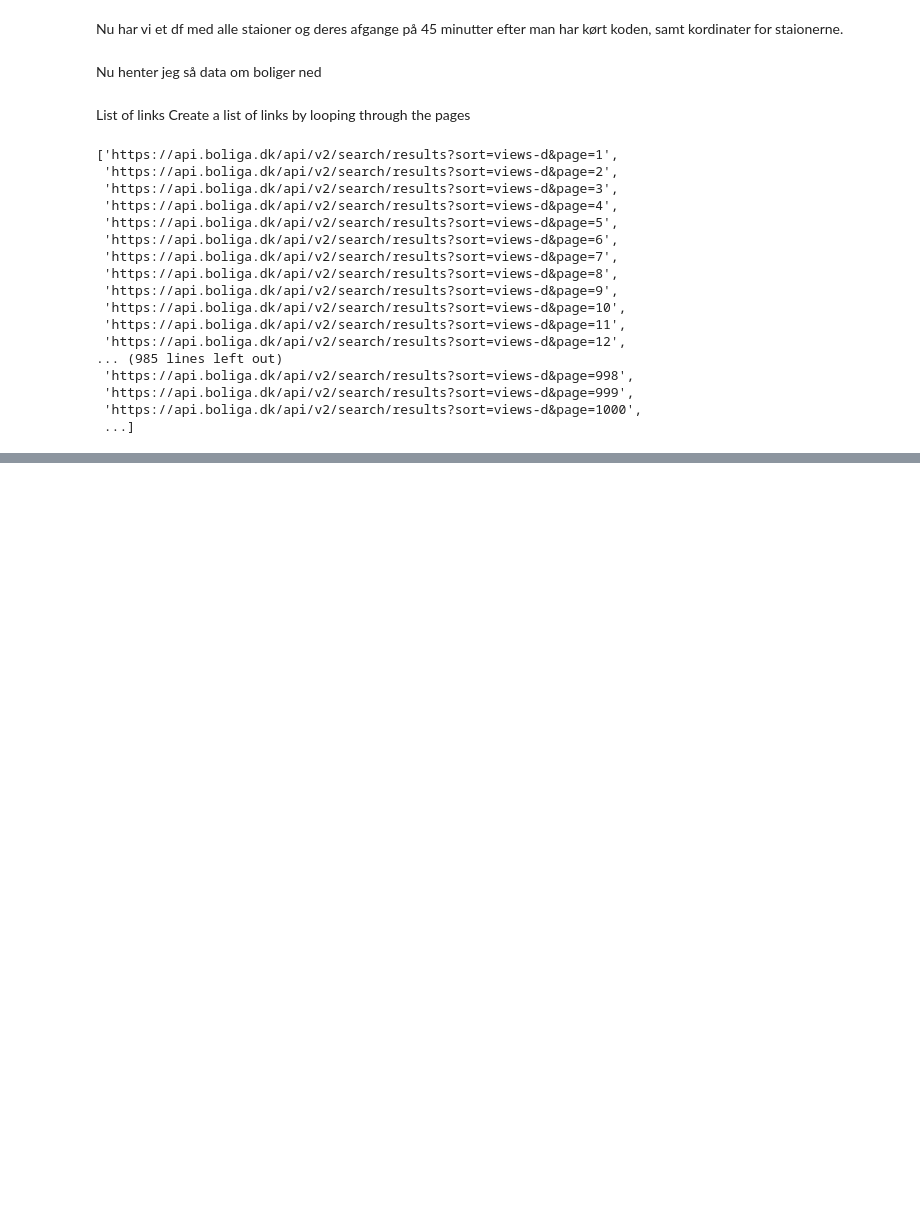
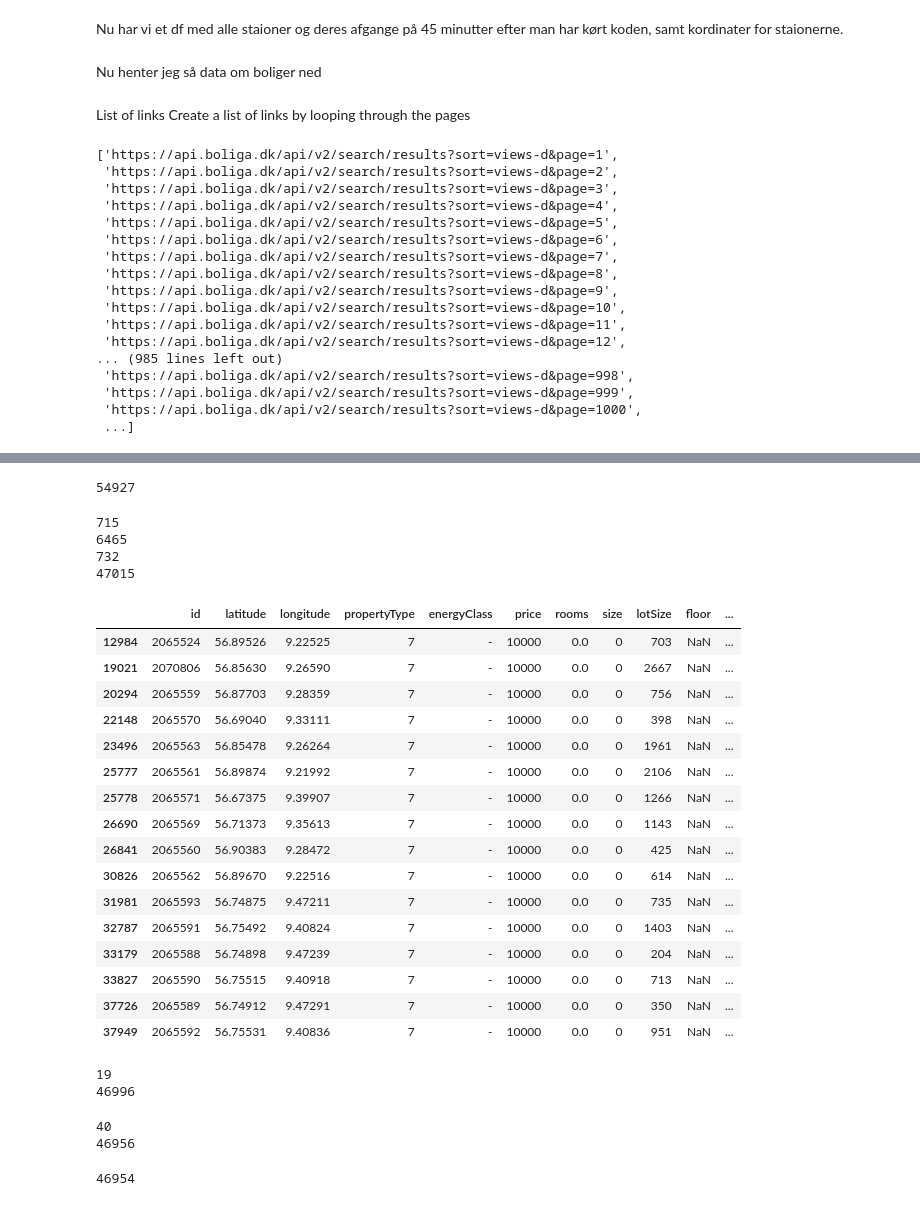
Before and after one commit to Tobias-Thiim/Introduction-to-Social-Data-Science-gruppe_20, a Jupyter notebook: Data_behandling/Combined script.ipynb, the cells around one changed output, grey strips where cells are left out. Cells and saved outputs as stored; diff of their text form; code cells hidden in the pictures; blank space fills up the shorter version.

```diff
--- a/Data_behandling/Combined script.ipynb
+++ b/Data_behandling/Combined script.ipynb
@@ -120,7 +119,7 @@ wait = WebDriverWait(driver, 1)
 #obs Højby (Fyn)
 #KBH lufthavn
 # Initialize a dictionary to store DataFrames
-station_data = {}
+station_data_2 = {}
 
 # URL to navigate to
 homepage_url = 'https://mittog.dk/da'
@@ -180,7 +179,7 @@ for station in cleaned_station_names:
         df = pd.DataFrame(data, columns=['Train Number', 'Time', 'To', 'Track', 'Details'])
 
         # Store the DataFrame in the dictionary with the station ID as the key
-        station_data[station] = df
+        station_data_2[station] = df
 
     except Exception as e:
         print(f"Error processing station {station}: {e}")
@@ -527,0 +533,70 @@ NameError: name 'Final_Real_Estate_Postings' is not defined
+# %%
+bolig_df.columns
+bolig_df_selected = bolig_df[['id', 'latitude', 'longitude', 'propertyType', 'energyClass', 'price',
+                             'rooms', 'size', 'lotSize', 'floor', 'buildYear', 'city', 'isForeclosure',
+                             'municipality', 'zipCode', 'street', 'squaremeterPrice', 'area',
+                             'exp', 'basementSize', 'businessArea', 'cleanStreet', 'createdDate']]
+print(len(bolig_df))
+# %% [output]
+54927
+# %%
+# 1. Fjerner andelsboliger, fritidshuse og fritidsgrunde
+bolig_df_selected = bolig_df_selected[~bolig_df_selected['propertyType'].isin([4,5,8])].reset_index(drop = True)
+bolig_df_selected
+print(len(bolig_df[bolig_df['propertyType']==5]))
+print(len(bolig_df[bolig_df['propertyType']==4]))
+print(len(bolig_df[bolig_df['propertyType']==8]))
+print(len(bolig_df_selected))
+bolig_df_selected[bolig_df_selected['price']==10000]
+# %% [output]
+715
+6465
+732
+47015
+|  | id | latitude | longitude | propertyType | energyClass | price | rooms | size | lotSize | floor | ... |
+| 12984 | 2065524 | 56.89526 | 9.22525 | 7 | - | 10000 | 0.0 | 0 | 703 | NaN | ... |
+| 19021 | 2070806 | 56.85630 | 9.26590 | 7 | - | 10000 | 0.0 | 0 | 2667 | NaN | ... |
+| 20294 | 2065559 | 56.87703 | 9.28359 | 7 | - | 10000 | 0.0 | 0 | 756 | NaN | ... |
+| 22148 | 2065570 | 56.69040 | 9.33111 | 7 | - | 10000 | 0.0 | 0 | 398 | NaN | ... |
+| 23496 | 2065563 | 56.85478 | 9.26264 | 7 | - | 10000 | 0.0 | 0 | 1961 | NaN | ... |
+| 25777 | 2065561 | 56.89874 | 9.21992 | 7 | - | 10000 | 0.0 | 0 | 2106 | NaN | ... |
+| 25778 | 2065571 | 56.67375 | 9.39907 | 7 | - | 10000 | 0.0 | 0 | 1266 | NaN | ... |
+| 26690 | 2065569 | 56.71373 | 9.35613 | 7 | - | 10000 | 0.0 | 0 | 1143 | NaN | ... |
+| 26841 | 2065560 | 56.90383 | 9.28472 | 7 | - | 10000 | 0.0 | 0 | 425 | NaN | ... |
+| 30826 | 2065562 | 56.89670 | 9.22516 | 7 | - | 10000 | 0.0 | 0 | 614 | NaN | ... |
+| 31981 | 2065593 | 56.74875 | 9.47211 | 7 | - | 10000 | 0.0 | 0 | 735 | NaN | ... |
+| 32787 | 2065591 | 56.75492 | 9.40824 | 7 | - | 10000 | 0.0 | 0 | 1403 | NaN | ... |
+| 33179 | 2065588 | 56.74898 | 9.47239 | 7 | - | 10000 | 0.0 | 0 | 204 | NaN | ... |
+| 33827 | 2065590 | 56.75515 | 9.40918 | 7 | - | 10000 | 0.0 | 0 | 713 | NaN | ... |
+| 37726 | 2065589 | 56.74912 | 9.47291 | 7 | - | 10000 | 0.0 | 0 | 350 | NaN | ... |
+| 37949 | 2065592 | 56.75531 | 9.40836 | 7 | - | 10000 | 0.0 | 0 | 951 | NaN | ... |
+# %%
+# 2. Fjerner boliger med pris under 29500
+print(len(bolig_df_selected[bolig_df_selected['price']<=29500]))
+bolig_df_selected = bolig_df_selected[bolig_df_selected['price']>29500]
+print(len(bolig_df_selected))
+# %% [output]
+19
+46996
+# %%
+# Fjerner ejendomme med en en størrelse under 10 kvm som ikke er grunde, da det ligner erhvervsejendomme
+# Filter the dataframe to remove rows where size is less than 10 and propertyType is not 7 or 8
+print(len(bolig_df_selected[(bolig_df_selected['size']<10) & (~bolig_df_selected['propertyType'].isin([7]))]))
+bolig_df_selected = bolig_df_selected.loc[
+    (bolig_df_selected['size'] >= 10) |
+    (bolig_df_selected['propertyType'].isin([7, 8]))
+]
+print(len(bolig_df_selected))
+# %% [output]
+40
+46956
+# %%
+# Fjerner de to garager jeg har identificeret
+# Løvholmen 14, st.. 10.
+# Store Kongensgade 90, st.. 4.
+bolig_df_selected = bolig_df_selected.loc[
+    (~bolig_df_selected['street'].isin(["Løvholmen 14, st.. 10.", "Store Kongensgade 90, st.. 4."]))
+]
+print(len(bolig_df_selected))
+# %% [output]
+46954
```
Also changed, not shown: parts of 21 cells of this notebook.
